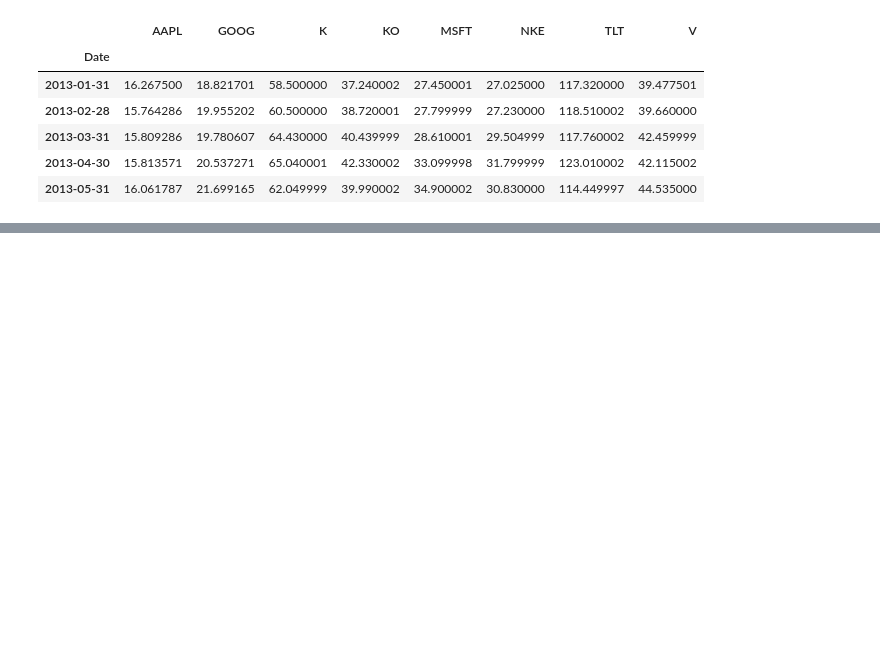
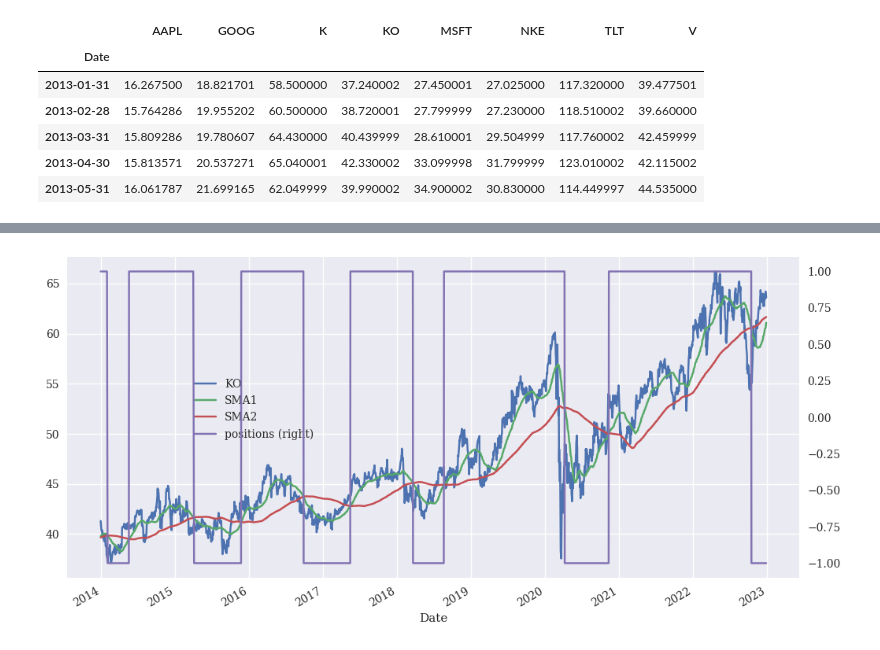
Before and after one commit to MartinKasak/Python_Finance_Numpy_Pandas, a Jupyter notebook: Python Finance.ipynb, the cells around one changed output, grey strips where cells are left out. Cells and saved outputs as stored; diff of their text form; code cells hidden in the pictures; blank space fills up the shorter version.

```diff
--- a/Python Finance.ipynb
+++ b/Python Finance.ipynb
@@ -177,0 +233,11 @@ df_multiple_symbols.resample('1m', label='right').last().head()
+# %%
+#igaks juhuks ainult tulbad kus on väärtused
+df_multiple_symbols.dropna(inplace=True)
+# %%
+df_multiple_symbols['positions'] = np.where(df_multiple_symbols['SMA1'] > df_multiple_symbols['SMA2'], 1, -1)
+# %%
+keltner_channel = df_multiple_symbols[[sym, 'SMA1', 'SMA2', 'positions']].plot(
+    figsize=(12, 6),secondary_y='positions')
+keltner_channel.get_legend().set_bbox_to_anchor((0.35, 0.65));
+# %% [output]
+[figure, added]
```
Also changed, not shown: parts of 8 cells of this notebook.
